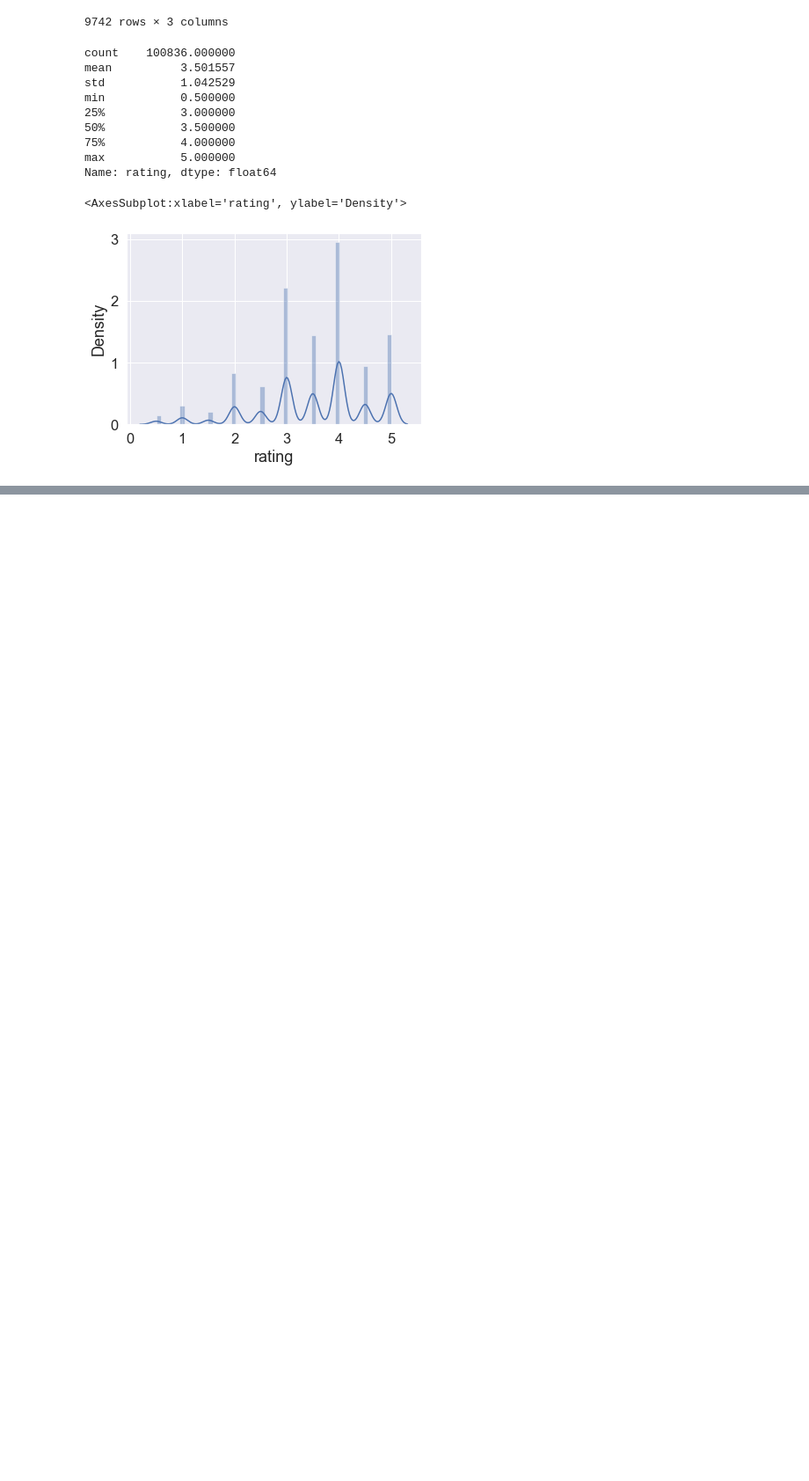
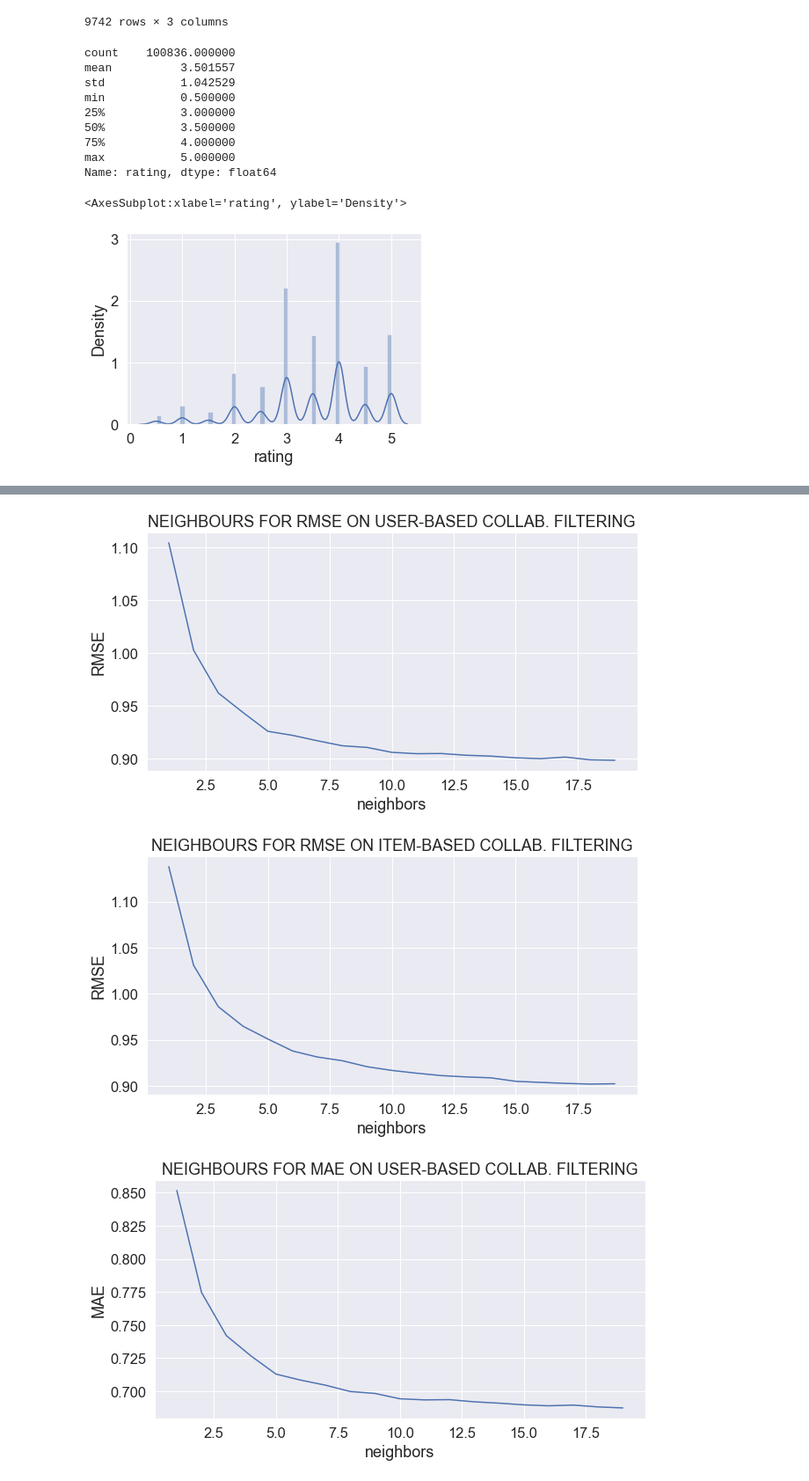
Before and after one commit to wharr1203/Chimera-Movie-Recommendations, a Jupyter notebook: Derek Notebook.ipynb, the cells around one changed output, grey strips where cells are left out. Shown at 88% size. Cells and saved outputs as stored; diff of their text form; code cells hidden in the pictures; blank space fills up the shorter version.

```diff
--- a/Derek Notebook.ipynb
+++ b/Derek Notebook.ipynb
@@ -210,0 +408,18 @@ Name: title, dtype: object
+# %%
+# Finding impact of k value for item based collaboration
+ib_mae = []
+ib_rmse = []
+
+for k in ks:
+    sim_options = {
+    "user_based": False,
+    }
+
+    knn_m = KNNWithMeans(k, sim_options=sim_options)
+    scores = cross_validate(knn_m, data, measures=['RMSE', 'MAE'], cv=5, verbose=True)
+
+    mean_mae = scores['test_mae'].mean()
+    mean_rsme = scores['test_rmse'].mean()
+
+    ib_mae.append(mean_mae)
+    ib_rmse.append(mean_rsme)
@@ -210,0 +444,37 @@ Name: title, dtype: object
+# %%
+plt.figure(figsize=(10,5))
+plt.plot(ks, ub_rmse)
+plt.title('NEIGHBOURS FOR RMSE ON USER-BASED COLLAB. FILTERING')
+plt.xlabel('neighbors')
+plt.ylabel('RMSE')
+
+plt.show()
+
+plt.figure(figsize=(10,5))
+plt.plot(ks, ib_rmse)
+plt.title('NEIGHBOURS FOR RMSE ON ITEM-BASED COLLAB. FILTERING')
+plt.xlabel('neighbors')
+plt.ylabel('RMSE')
+
+plt.show()
+
+plt.figure(figsize=(10,5))
+plt.plot(ks, ub_mae)
+plt.title('NEIGHBOURS FOR MAE ON USER-BASED COLLAB. FILTERING')
+plt.xlabel('neighbors')
+plt.ylabel('MAE')
+
+plt.show()
+
+plt.figure(figsize=(10,5))
+plt.plot(ks, ib_mae)
+plt.title('NEIGHBOURS FOR RMSE ON ITEM-BASED COLLAB. FILTERING')
+plt.xlabel('neighbors')
+plt.ylabel('MAE')
+
+
+plt.show()
+# %% [output]
+[figure, added]
+[figure, added]
+[figure, added]
```
Also changed, not shown: parts of 25 cells of this notebook.
